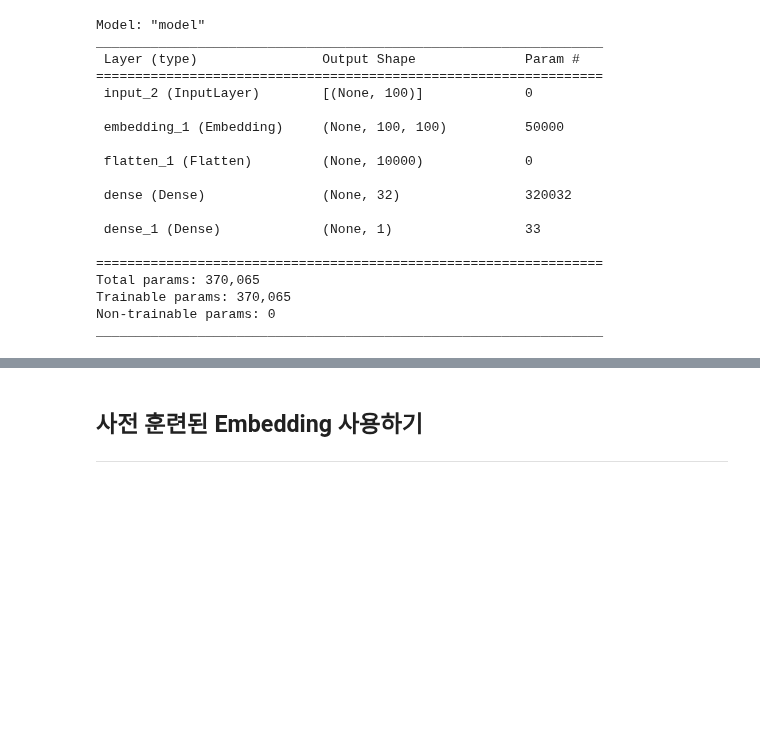
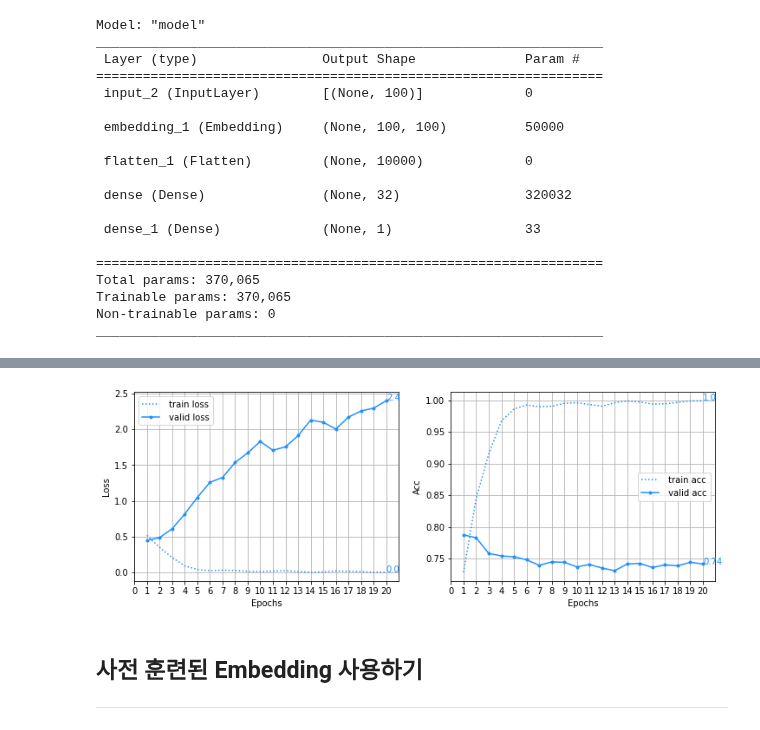
Before and after one commit to yebiny/SkillTreePython-DeepLearning, a Jupyter notebook: 03.NLP-with-tensorflow2.0/해설/ch03_02_NLP기초_imdb리뷰분류.ipynb, the cells around one changed output, grey strips where cells are left out. Drawn from its saved outputs; the diff is of its cells as text; code cells hidden in the pictures; blank space fills up the shorter version.

```diff
--- a/03.NLP-with-tensorflow2.0/해설/ch03_02_NLP기초_imdb리뷰분류.ipynb
+++ b/03.NLP-with-tensorflow2.0/해설/ch03_02_NLP기초_imdb리뷰분류.ipynb
@@ -188,3 +186,8 @@ Epoch 10/20
+# %%
+from plot_result import plot_lcurve
+plot_lcurve([history], [''], ['dodgerblue'])
+# %% [output]
+[figure, added]
 # %% [markdown]
 ## 사전 훈련된 Embedding 사용하기
 ---
```
Also changed, not shown: parts of 12 cells of this notebook.
